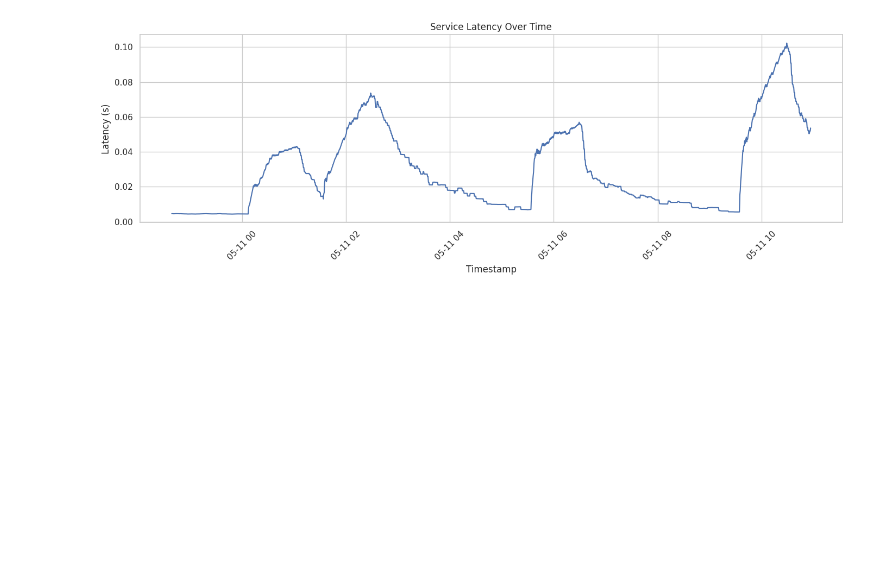
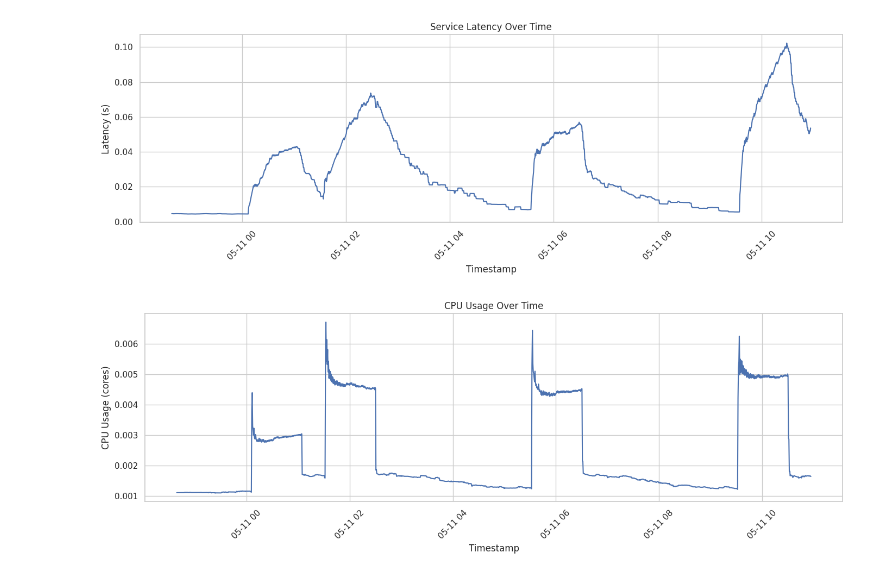
Before and after one commit to cepdnaclk/e19-4yp-AI-Dirven-Latency-Constrained-Resource-Management-In-Kubernetes, a Jupyter notebook: results/randpwgen_cpu_limit_reduction.ipynb, the cells around one changed output. Saved outputs shown, nothing was run; the diff lists cells and outputs as text; code cells hidden in the pictures; blank space fills up the shorter version.

Commit message:
Add cpu usage over time plot

```diff
--- a/results/randpwgen_cpu_limit_reduction.ipynb
+++ b/results/randpwgen_cpu_limit_reduction.ipynb
@@ -44,3 +44,8 @@ plot_time_series(df['Timestamp'], df['CPU Limit'], 'CPU Limit (cores)', 'Service
 plot_time_series(df['Timestamp'], df['Latency'], 'Latency (s)', 'Service Latency Over Time')
 # %% [output]
 [figure]
+# %%
+# 2. CPU Usage over time
+plot_time_series(df['Timestamp'], df['CPU Usage'], 'CPU Usage (cores)', 'CPU Usage Over Time')
+# %% [output]
+[figure, added]
```
